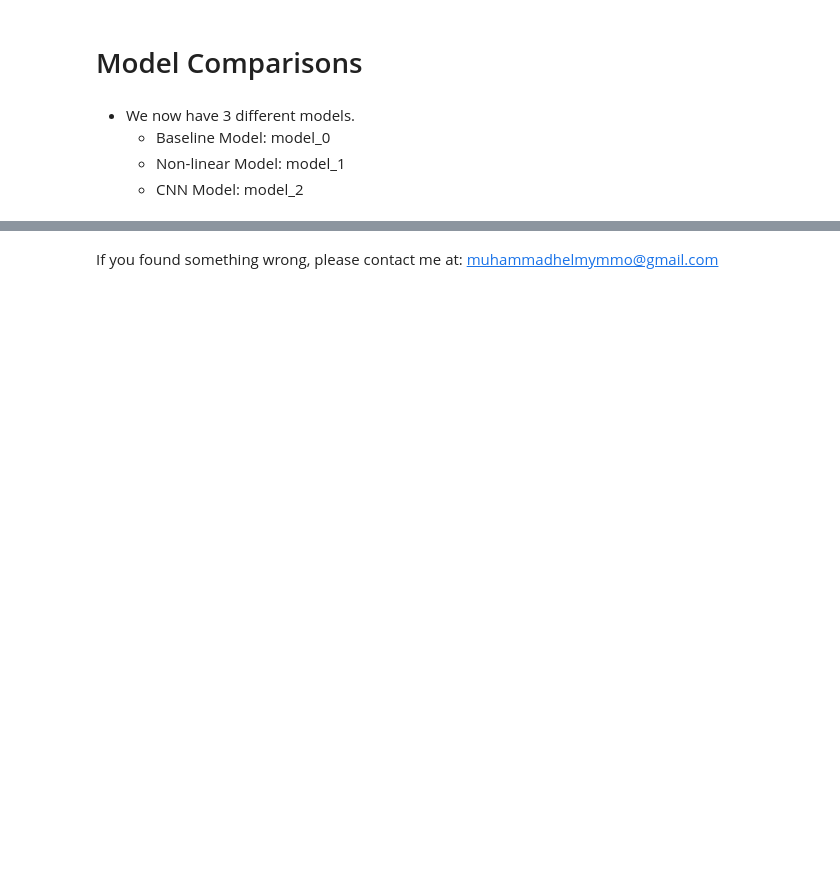
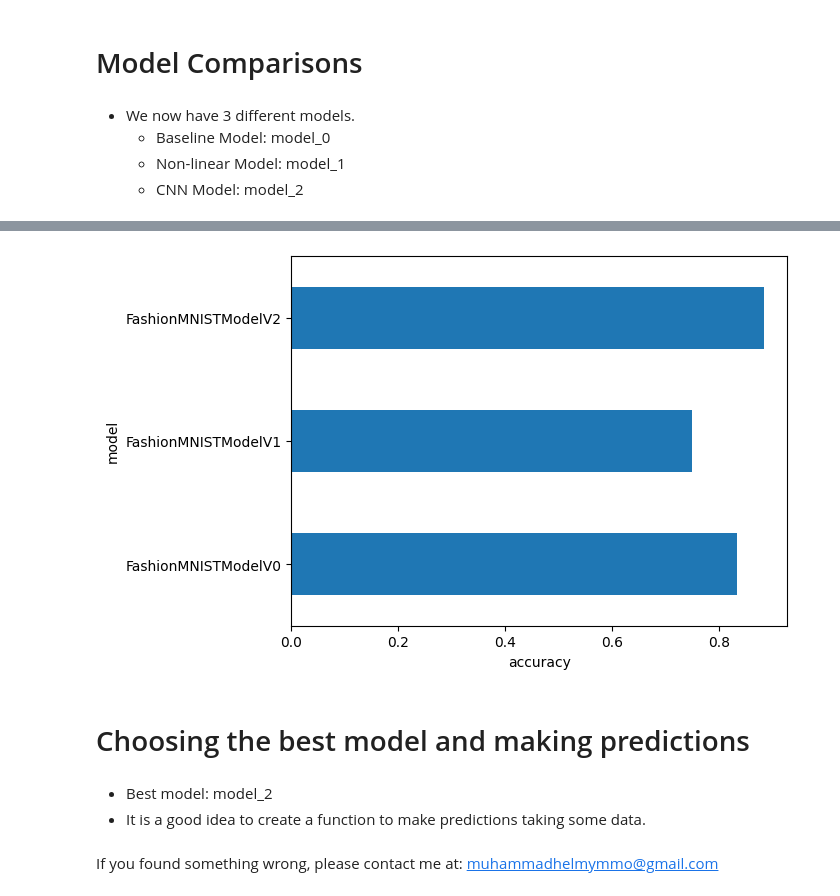
Before and after one commit to MuhammadHelmyOmar/PyTorch_Projects, a Jupyter notebook: Computer_Vision.ipynb, the cells around one changed output, grey strips where cells are left out. Drawn from its saved outputs; the diff is of its cells as text; code cells hidden in the pictures; blank space fills up the shorter version.

```diff
--- a/Computer_Vision.ipynb
+++ b/Computer_Vision.ipynb
@@ -957,0 +1117,12 @@ models_eval_results
+# %%
+# Visualization of the results
+models_eval_results.set_index("model_name")["model_accuracy"].plot(kind="barh")
+plt.xlabel("accuracy")
+plt.ylabel("model");
+# %% [output]
+[figure, added]
+# %% [markdown]
+# Choosing the best model and making predictions
+# %% [markdown]
+- Best model: model_2
+- It is a good idea to create a function to make predictions taking some data.
```
Also changed, not shown: parts of 23 cells of this notebook.
